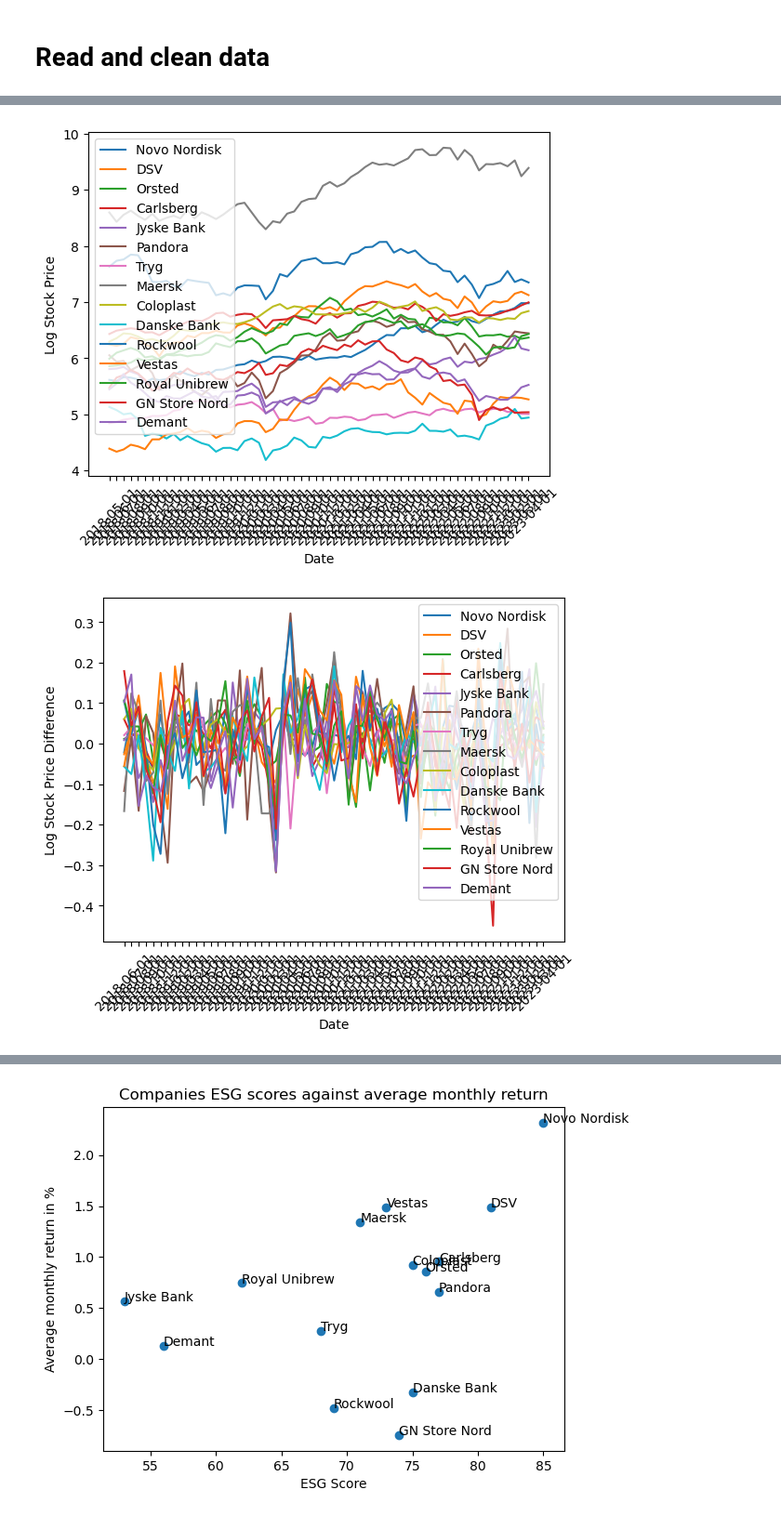
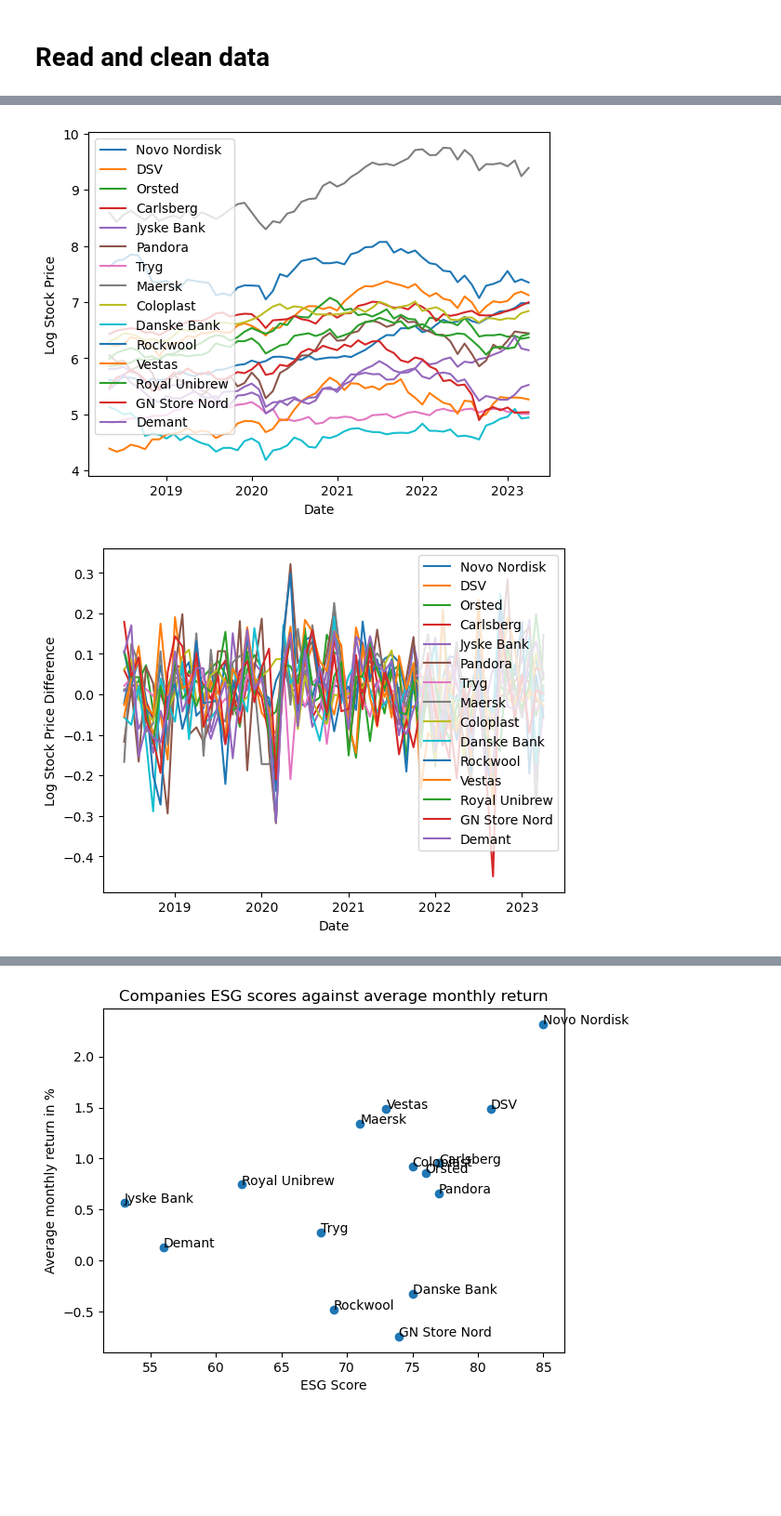
Before and after one commit to NumEconCopenhagen/projects-2023-mmj, a Jupyter notebook: dataproject/dataproject.ipynb, the cells around one changed output, grey strips where cells are left out. Shown at 93% size. Drawn from its saved outputs; the diff is of its cells as text; code cells hidden in the pictures; blank space fills up the shorter version.

```diff
--- a/dataproject/dataproject.ipynb
+++ b/dataproject/dataproject.ipynb
@@ -69,8 +71,10 @@ fig, ax = plt.subplots()
 
 # Set x-axis to be the date column
 ax.set_xlabel('Date')
-ax.set_xticks(df1['Date'].values)
-ax.set_xticklabels(df1['Date'].dt.strftime('%Y-%m-%d'), rotation=45)
+locator = mdates.AutoDateLocator()
+formatter = mdates.AutoDateFormatter(locator)
+ax.xaxis.set_major_locator(locator)
+ax.xaxis.set_major_formatter(formatter)
 
 # Set y-axis to be the stock price column for each company
 ax.set_ylabel('Stock Price')
@@ -99,39 +103,43 @@ log_prices = np.log(df1[['Novo Nordisk', 'DSV', 'Orsted', 'Carlsberg', 'Jyske Ba
 # Replace original prices with log prices
 df1[['Novo Nordisk', 'DSV', 'Orsted', 'Carlsberg', 'Jyske Bank', 'Pandora', 'Tryg', 'Maersk', 'Coloplast', 'Danske Bank', 'Rockwool', 'Vestas', 'Royal Unibrew', 'GN Store Nord', 'Demant']] = log_prices
 
 # Plot the log prices
 fig, ax = plt.subplots()
 ax.set_xlabel('Date')
-ax.set_xticks(df1['Date'].values)
-ax.set_xticklabels(df1['Date'].dt.strftime('%Y-%m-%d'), rotation=45)
+locator = mdates.AutoDateLocator()
+formatter = mdates.AutoDateFormatter(locator)
+ax.xaxis.set_major_locator(locator)
+ax.xaxis.set_major_formatter(formatter)
 ax.set_ylabel('Log Stock Price')
 for company in ['Novo Nordisk', 'DSV', 'Orsted', 'Carlsberg', 'Jyske Bank', 'Pandora', 'Tryg', 'Maersk', 'Coloplast', 'Danske Bank', 'Rockwool', 'Vestas', 'Royal Unibrew', 'GN Store Nord', 'Demant']:
     ax.plot(df1['Date'], df1[company], label=company)
 ax.legend()
 plt.show()
 
 # Read the data
 df1 = pd.read_csv('Monthly prices.csv', delimiter=';', parse_dates=['Date'], index_col='Date')
 
 # Compute log prices for each company
 log_prices = np.log(df1[['Novo Nordisk', 'DSV', 'Orsted', 'Carlsberg', 'Jyske Bank', 'Pandora', 'Tryg', 'Maersk', 'Coloplast', 'Danske Bank', 'Rockwool', 'Vestas', 'Royal Unibrew', 'GN Store Nord', 'Demant']])
 
 # Compute log difference
 log_diff = log_prices.diff().dropna()
 
 # Plot the log difference
 fig, ax = plt.subplots()
 ax.set_xlabel('Date')
-ax.set_xticks(log_diff.index.values)
-ax.set_xticklabels(log_diff.index.strftime('%Y-%m-%d'), rotation=45)
+locator = mdates.AutoDateLocator()
+formatter = mdates.AutoDateFormatter(locator)
+ax.xaxis.set_major_locator(locator)
+ax.xaxis.set_major_formatter(formatter)
 ax.set_ylabel('Log Stock Price Difference')
 for company in ['Novo Nordisk', 'DSV', 'Orsted', 'Carlsberg', 'Jyske Bank', 'Pandora', 'Tryg', 'Maersk', 'Coloplast', 'Danske Bank', 'Rockwool', 'Vestas', 'Royal Unibrew', 'GN Store Nord', 'Demant']:
     ax.plot(log_diff.index, log_diff[company], label=company)
 ax.legend()
 plt.show()
 # %% [output]
-[figure, old version]
+[figure, new version]
-[figure, old version]
+[figure, new version]
 # %%
 # Read the data
 df1 = pd.read_csv('Monthly prices.csv', delimiter=';')
```
Also changed, not shown: parts of 2 cells of this notebook.
